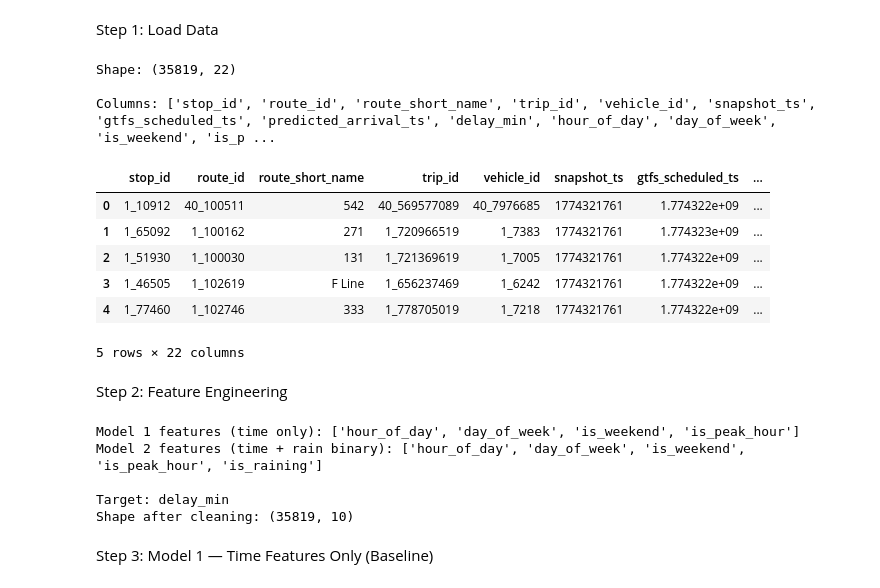
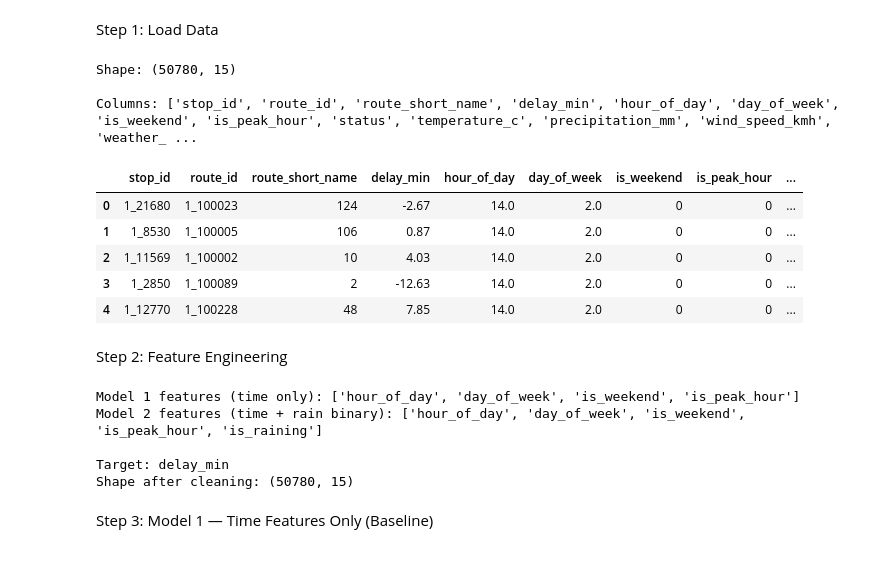
Before and after one commit to yjkim717/ml-seattle-bus-delay, a Jupyter notebook: notebooks/02_linear_regression.ipynb, the cells around one changed output. Drawn from its saved outputs; the diff is of its cells as text; code cells hidden in the pictures.

Commit message:
fix: update linear regression to use model_input.csv

```diff
--- a/notebooks/02_linear_regression.ipynb
+++ b/notebooks/02_linear_regression.ipynb
@@ -3,41 +3,31 @@ Step 1: Load Data
 # %%
 import pandas as pd
 import numpy as np
 import matplotlib.pyplot as plt
 from sklearn.linear_model import LinearRegression
 from sklearn.model_selection import train_test_split
 from sklearn import metrics
 
 # Load cleaned dataset
-df = pd.read_csv('../data/processed/dataset.csv')
+df = pd.read_csv('../data/processed/model_input.csv')
 
 print("Shape:", df.shape)
 print("\nColumns:", df.columns.tolist())
 df.head()
 # %% [output]
-Shape: (35819, 22)
+Shape: (50780, 15)
 
-Columns: ['stop_id', 'route_id', 'route_short_name', 'trip_id', 'vehicle_id', 'snapshot_ts', 'gtfs_scheduled_ts', 'predicted_arrival_ts', 'delay_min', 'hour_of_day', 'day_of_week', 'is_weekend', 'is_p ...
+Columns: ['stop_id', 'route_id', 'route_short_name', 'delay_min', 'hour_of_day', 'day_of_week', 'is_weekend', 'is_peak_hour', 'status', 'temperature_c', 'precipitation_mm', 'wind_speed_kmh', 'weather_ ...
-|  | stop_id | route_id | route_short_name | trip_id | vehicle_id | snapshot_ts | gtfs_scheduled_ts | ... |
-| 0 | 1_10912 | 40_100511 | 542 | 40_569577089 | 40_7976685 | 1774321761 | 1.774322e+09 | ... |
-| 1 | 1_65092 | 1_100162 | 271 | 1_720966519 | 1_7383 | 1774321761 | 1.774323e+09 | ... |
-| 2 | 1_51930 | 1_100030 | 131 | 1_721369619 | 1_7005 | 1774321761 | 1.774322e+09 | ... |
-| 3 | 1_46505 | 1_102619 | F Line | 1_656237469 | 1_6242 | 1774321761 | 1.774322e+09 | ... |
-| 4 | 1_77460 | 1_102746 | 333 | 1_778705019 | 1_7218 | 1774321761 | 1.774322e+09 | ... |
+|  | stop_id | route_id | route_short_name | delay_min | hour_of_day | day_of_week | is_weekend | is_peak_hour | ... |
+| 0 | 1_21680 | 1_100023 | 124 | -2.67 | 14.0 | 2.0 | 0 | 0 | ... |
+| 1 | 1_8530 | 1_100005 | 106 | 0.87 | 14.0 | 2.0 | 0 | 0 | ... |
+| 2 | 1_11569 | 1_100002 | 10 | 4.03 | 14.0 | 2.0 | 0 | 0 | ... |
+| 3 | 1_2850 | 1_100089 | 2 | -12.63 | 14.0 | 2.0 | 0 | 0 | ... |
+| 4 | 1_12770 | 1_100228 | 48 | 7.85 | 14.0 | 2.0 | 0 | 0 | ... |
-5 rows × 22 columns
 # %% [markdown]
 Step 2: Feature Engineering
 # %%
 # Step 2: Feature Engineering
-
-# Drop columns not useful for modeling
-df = df.drop(columns=[
-    'stop_id', 'route_id', 'route_short_name',  # categorical, too many unique values
-    'trip_id', 'vehicle_id',                     # unique identifiers
-    'snapshot_ts', 'gtfs_scheduled_ts',          # timestamps used to compute delay
-    'predicted_arrival_ts',                      # timestamp
-    'date', 'hour_bucket', 'month', 'status',    # redundant or no variation
-])
 
 # Model 1: Time features only (baseline)
 features_time = ['hour_of_day', 'day_of_week', 'is_weekend', 'is_peak_hour']
@@ -56,7 +46,7 @@ Model 1 features (time only): ['hour_of_day', 'day_of_week', 'is_weekend', 'is_p
 Model 2 features (time + rain binary): ['hour_of_day', 'day_of_week', 'is_weekend', 'is_peak_hour', 'is_raining']
 
 Target: delay_min
-Shape after cleaning: (35819, 10)
+Shape after cleaning: (50780, 15)
 # %% [markdown]
 Step 3: Model 1 — Time Features Only (Baseline)
 # %%
```
Also changed, not shown: parts of 7 cells of this notebook.
